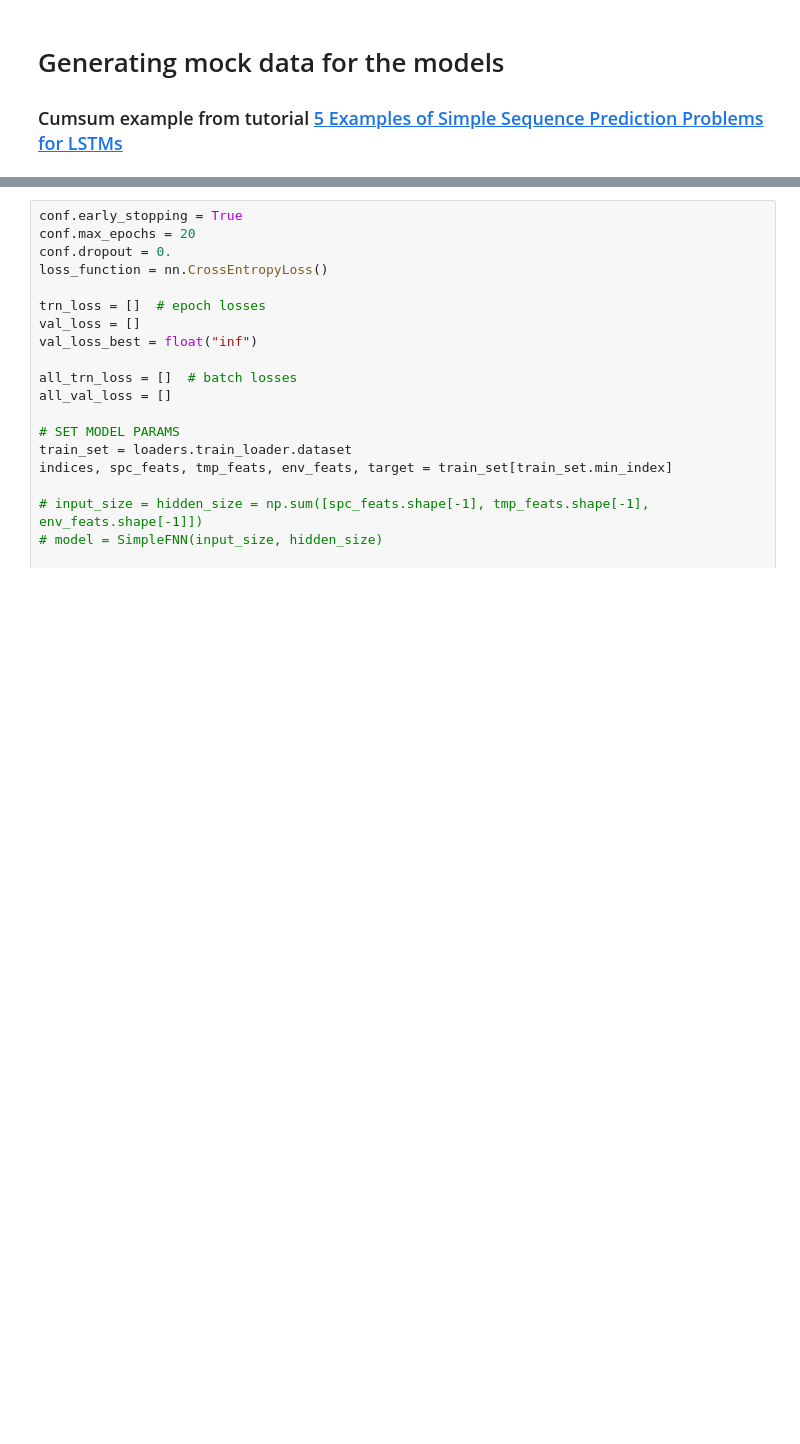
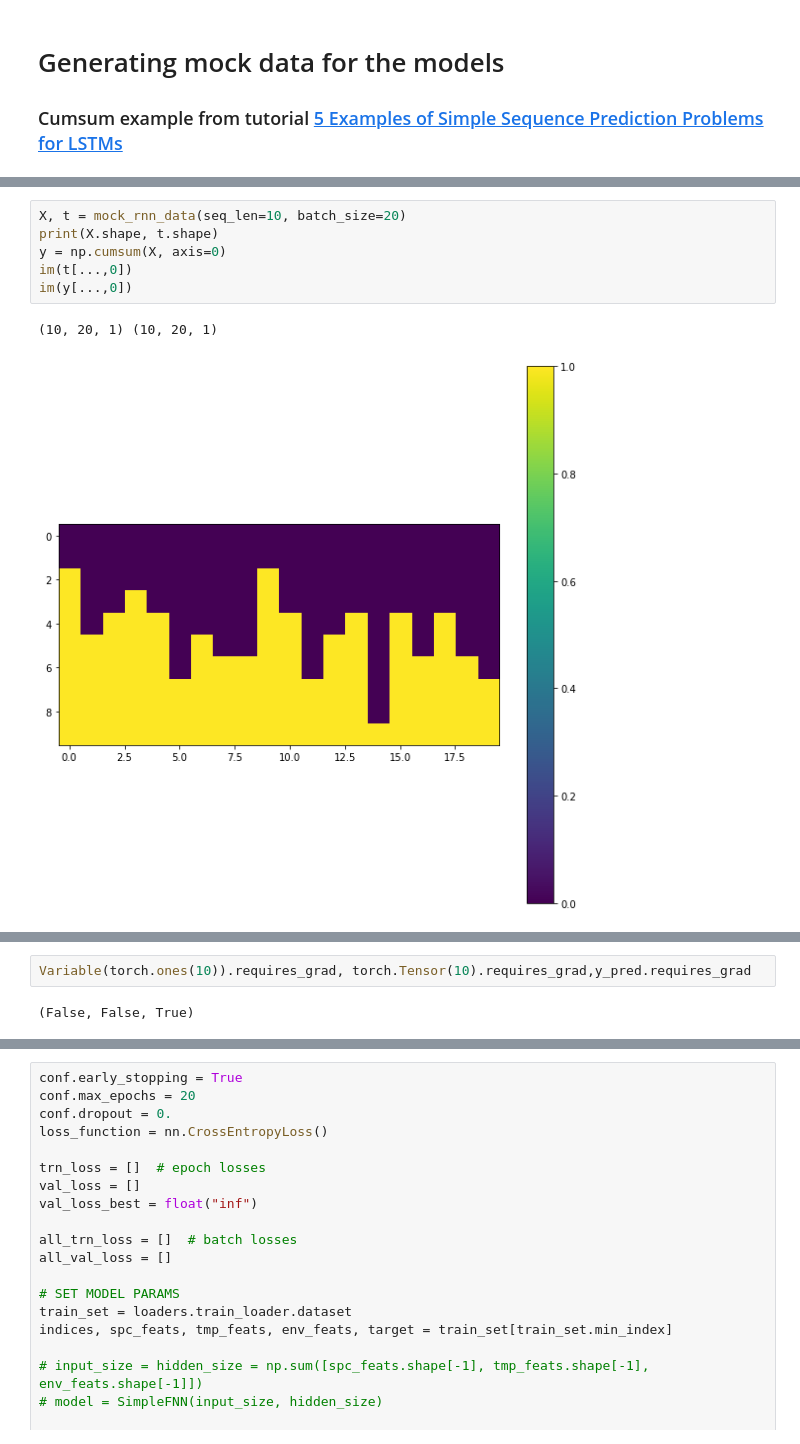
Before and after one commit to bernsblack/masters, a Jupyter notebook: run_rnn_model.ipynb, the cells around one changed output, grey strips where cells are left out. Drawn from its saved outputs; the diff is of its cells as text; blank space fills up the shorter version.

```diff
--- a/run_rnn_model.ipynb
+++ b/run_rnn_model.ipynb
@@ -128,0 +229,9 @@ len(loaders.train_loader)  # loader outputs are dependent on the datasets
+# %%
+X, t = mock_rnn_data(seq_len=10, batch_size=20)
+print(X.shape, t.shape)
+y = np.cumsum(X, axis=0)
+im(t[...,0])
+im(y[...,0])
+# %% [output]
+(10, 20, 1) (10, 20, 1)
+[figure, added]
@@ -128,0 +239,4 @@ len(loaders.train_loader)  # loader outputs are dependent on the datasets
+# %%
+Variable(torch.ones(10)).requires_grad, torch.Tensor(10).requires_grad,y_pred.requires_grad
+# %% [output]
+(False, False, True)
```
Also changed, not shown: parts of 24 cells of this notebook, 18 other files.
